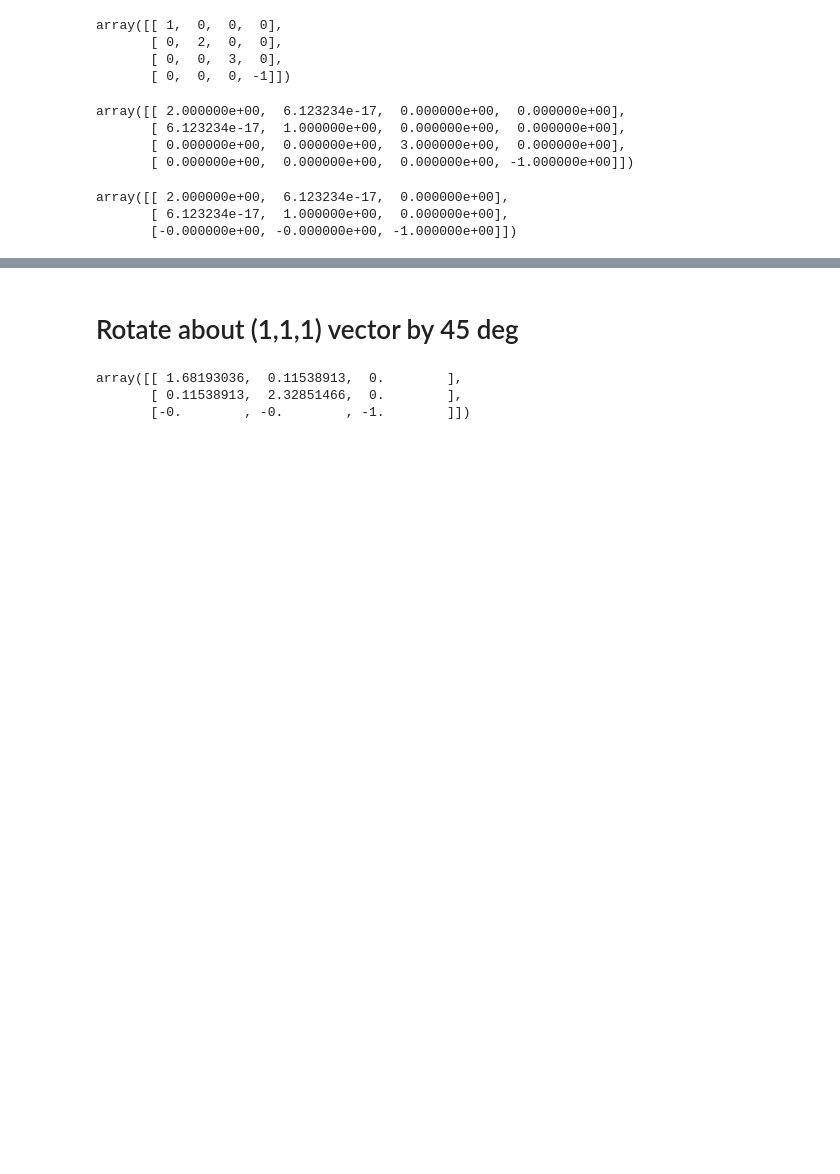
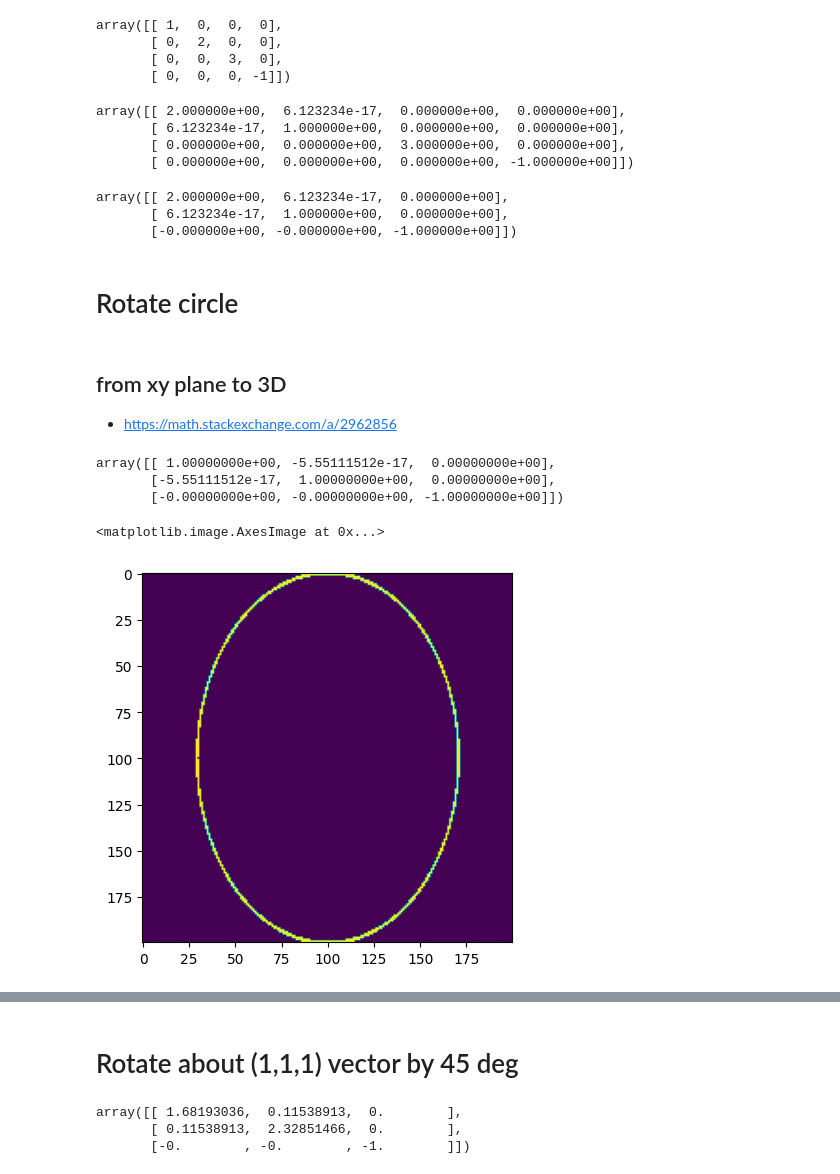
Before and after one commit to h-alvarenga/simSPI, a Jupyter notebook: notebooks/ellipsoid_project.ipynb, the cells around one changed output, grey strips where cells are left out. Cells and saved outputs as stored; diff of their text form; code cells hidden in the pictures; blank space fills up the shorter version.

```diff
--- a/notebooks/ellipsoid_project.ipynb
+++ b/notebooks/ellipsoid_project.ipynb
@@ -94,3 +97,8 @@ C
 array([[ 2.000000e+00,  6.123234e-17,  0.000000e+00],
        [ 6.123234e-17,  1.000000e+00,  0.000000e+00],
        [-0.000000e+00, -0.000000e+00, -1.000000e+00]])
+# %% [markdown]
+# Rotate circle
+# %% [markdown]
+## from xy plane to 3D
+* https://math.stackexchange.com/a/2962856
@@ -96,0 +114,31 @@ array([[ 2.000000e+00,  6.123234e-17,  0.000000e+00],
+# %%
+Q_rot = R.T @ Q @ R
+Qinv = np.linalg.inv(Q_rot)
+C = np.linalg.inv(P @ Qinv @P.T)
+C
+# %% [output]
+array([[ 1.00000000e+00, -5.55111512e-17,  0.00000000e+00],
+       [-5.55111512e-17,  1.00000000e+00,  0.00000000e+00],
+       [-0.00000000e+00, -0.00000000e+00, -1.00000000e+00]])
+# %%
+rotation = Rotation.from_euler('XYZ',[0,45,0],degrees=True).as_matrix()
+
+axis = rotation[:,-1]
+nx, ny, nz = axis
+d=0
+
+# C = np.array(
+#     [nx*nx+ny*ny, nx*ny, nx*d],
+#     [nx*nz, nz*nz+ny*ny, nz*d],
+#     [nx*d, ny*d, d*d-ny*ny])
+
+a, b = 1, 1
+step_x, step_y = 0.01, 0.01
+x_mesh, y_mesh = np.meshgrid(np.arange(-a,a,step=step_x),np.arange(-b,b,step=step_y))
+
+x, y = x_mesh, y_mesh
+el = np.isclose((nx*nx+nz*nz)*x*x + 2*nx*ny*x*y + (nz*nz+ny*ny)*y*y - nz*nz,0,atol=0.01)
+plt.imshow(el)
+# %% [output]
+<matplotlib.image.AxesImage at 0x...>
+[figure, added]
```
Also changed, not shown: parts of 45 cells of this notebook.
